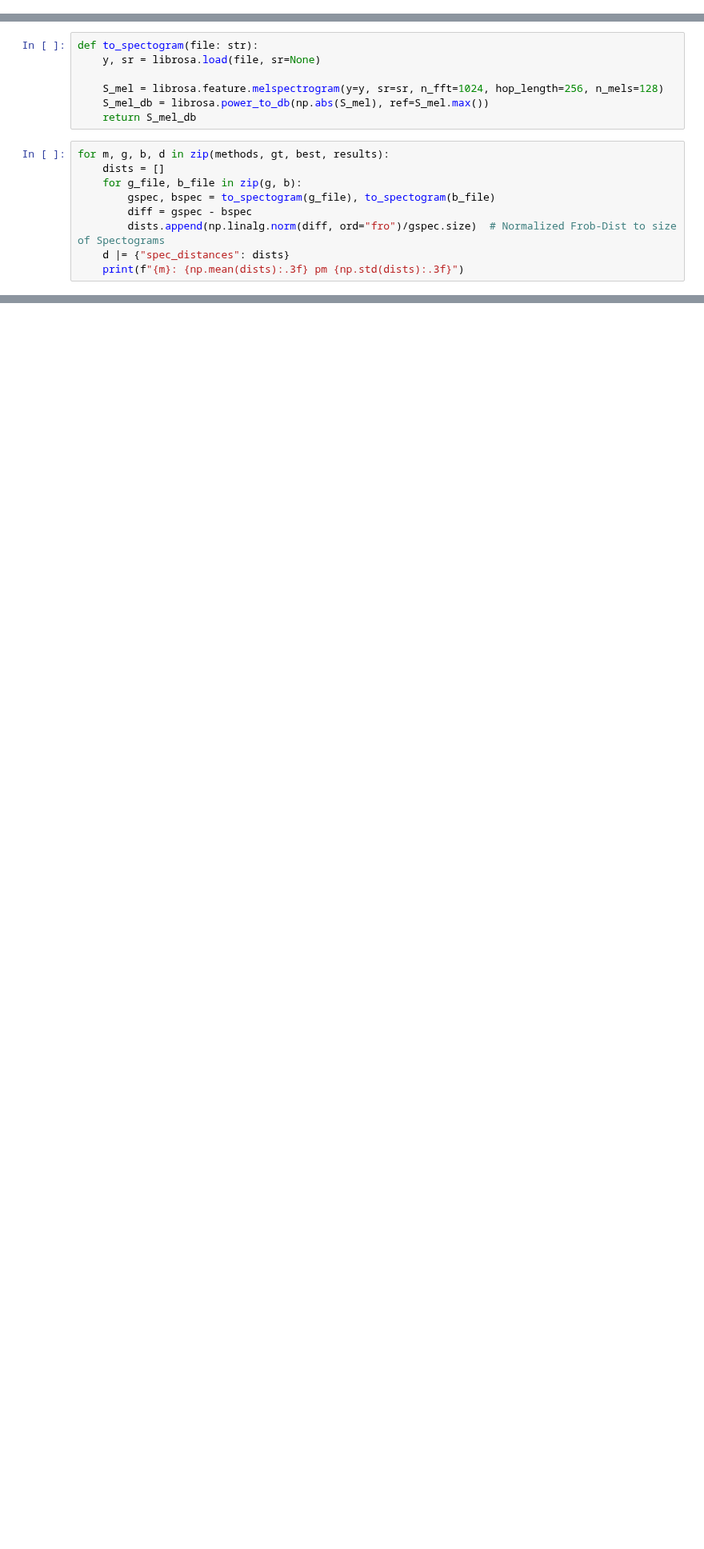
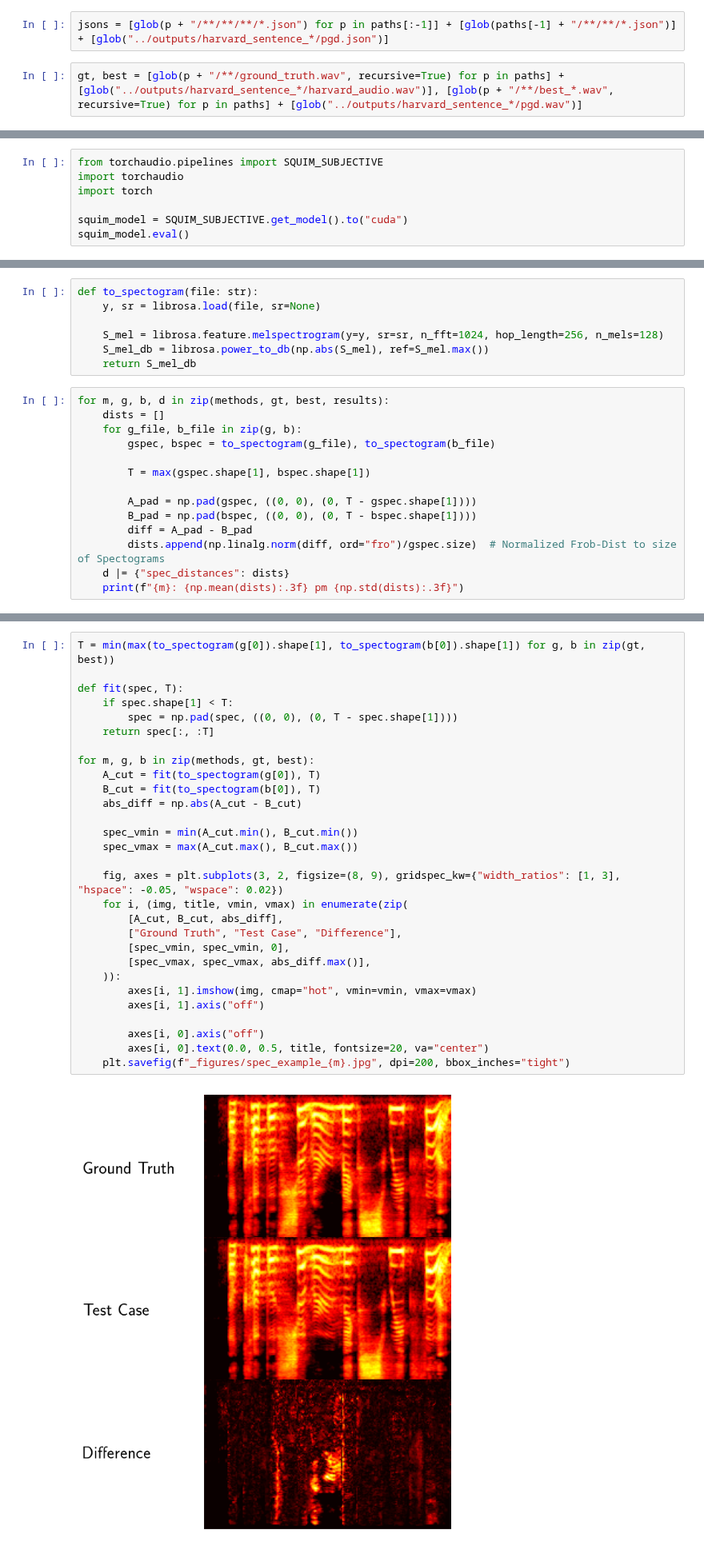
Before and after one commit to oliverweissl/GATTS, a Jupyter notebook: analysis/RQ1_Effectiveness.ipynb, the cells around one changed output, grey strips where cells are left out. Shown at 80% size. Drawn from its saved outputs; the diff is of its cells as text; blank space fills up the shorter version.

```diff
--- a/analysis/RQ1_Effectiveness.ipynb
+++ b/analysis/RQ1_Effectiveness.ipynb
@@ -50,0 +20,4 @@ gt, best = [glob(p + "/**/**/**/ground_truth.wav") for p in paths], [glob(p + "/
+# %%
+jsons = [glob(p + "/**/**/**/*.json") for p in paths[:-1]] + [glob(paths[-1] + "/**/**/*.json")] + [glob("../outputs/harvard_sentence_*/pgd.json")]
+# %%
+gt, best = [glob(p + "/**/ground_truth.wav", recursive=True) for p in paths] + [glob("../outputs/harvard_sentence_*/harvard_audio.wav")], [glob(p + "/**/best_*.wav", recursive=True) for p in paths] + [glob("../outputs/harvard_sentence_*/pgd.wav")]
@@ -50,0 +47,7 @@ gt, best = [glob(p + "/**/**/**/ground_truth.wav") for p in paths], [glob(p + "/
+# %%
+from torchaudio.pipelines import SQUIM_SUBJECTIVE
+import torchaudio
+import torch
+
+squim_model = SQUIM_SUBJECTIVE.get_model().to("cuda")
+squim_model.eval()
@@ -60,7 +111,12 @@ for m, g, b, d in zip(methods, gt, best, results):
     dists = []
     for g_file, b_file in zip(g, b):
         gspec, bspec = to_spectogram(g_file), to_spectogram(b_file)
-        diff = gspec - bspec
+
+        T = max(gspec.shape[1], bspec.shape[1])
+
+        A_pad = np.pad(gspec, ((0, 0), (0, T - gspec.shape[1])))
+        B_pad = np.pad(bspec, ((0, 0), (0, T - bspec.shape[1])))
+        diff = A_pad - B_pad
         dists.append(np.linalg.norm(diff, ord="fro")/gspec.size)  # Normalized Frob-Dist to size of Spectograms
     d |= {"spec_distances": dists}
     print(f"{m}: {np.mean(dists):.3f} pm {np.std(dists):.3f}")
@@ -69,0 +130,31 @@ Waveform: 0.106 pm 0.023
+# %%
+T = min(max(to_spectogram(g[0]).shape[1], to_spectogram(b[0]).shape[1]) for g, b in zip(gt, best))
+
+def fit(spec, T):
+    if spec.shape[1] < T:
+        spec = np.pad(spec, ((0, 0), (0, T - spec.shape[1])))
+    return spec[:, :T]
+
+for m, g, b in zip(methods, gt, best):
+    A_cut = fit(to_spectogram(g[0]), T)
+    B_cut = fit(to_spectogram(b[0]), T)
+    abs_diff = np.abs(A_cut - B_cut)
+
+    spec_vmin = min(A_cut.min(), B_cut.min())
+    spec_vmax = max(A_cut.max(), B_cut.max())
+
+    fig, axes = plt.subplots(3, 2, figsize=(8, 9), gridspec_kw={"width_ratios": [1, 3], "hspace": -0.05, "wspace": 0.02})
+    for i, (img, title, vmin, vmax) in enumerate(zip(
+        [A_cut, B_cut, abs_diff],
+        ["Ground Truth", "Test Case", "Difference"],
+        [spec_vmin, spec_vmin, 0],
+        [spec_vmax, spec_vmax, abs_diff.max()],
+    )):
+        axes[i, 1].imshow(img, cmap="hot", vmin=vmin, vmax=vmax)
+        axes[i, 1].axis("off")
+
+        axes[i, 0].axis("off")
+        axes[i, 0].text(0.0, 0.5, title, fontsize=20, va="center")
+    plt.savefig(f"_figures/spec_example_{m}.jpg", dpi=200, bbox_inches="tight")
+# %% [output]
+[figure, added]
```
Also changed, not shown: parts of 20 cells of this notebook, 36 other files.
